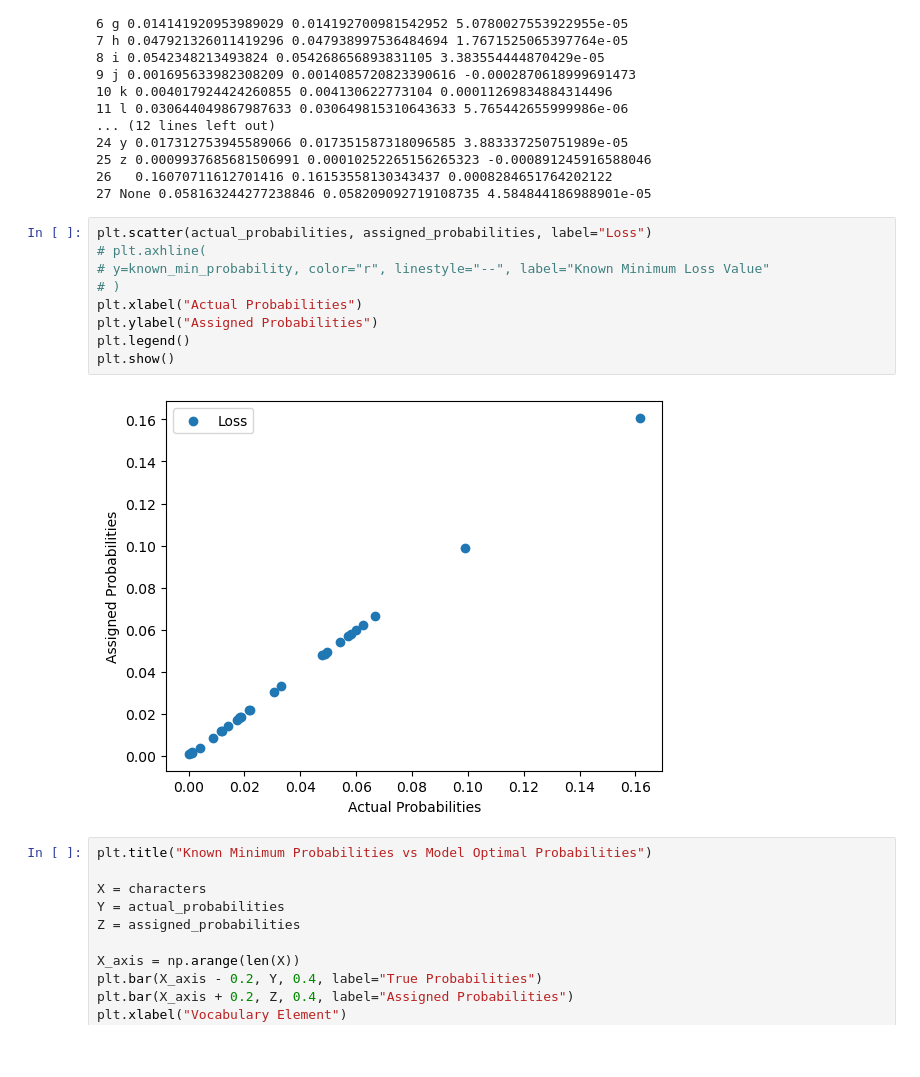
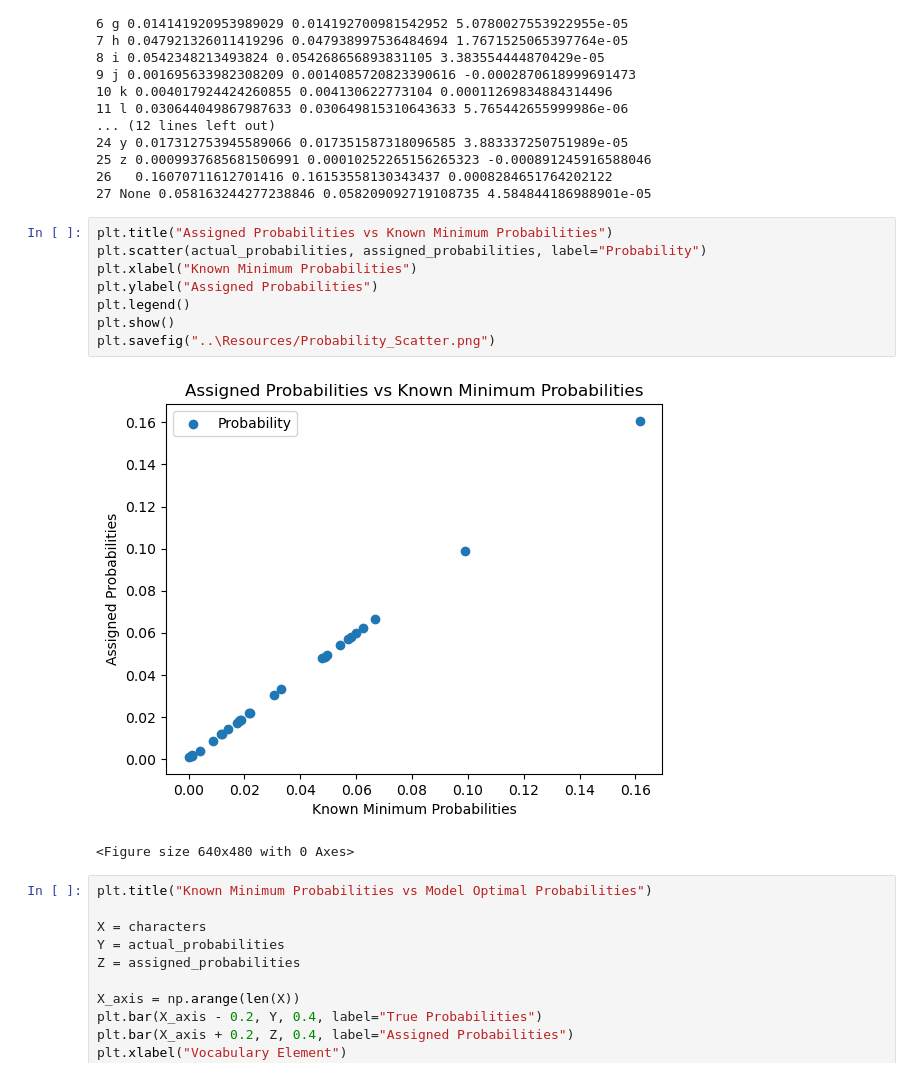
Before and after one commit to DivyaSharma0795/NLP_GradientDescen, a Jupyter notebook: Codes/unigram_pytorch_test.ipynb, the cells around one changed output. Saved outputs shown, nothing was run; the diff lists cells and outputs as text; blank space fills up the shorter version.

```diff
--- a/Codes/unigram_pytorch_test.ipynb
+++ b/Codes/unigram_pytorch_test.ipynb
@@ -231,16 +254,16 @@ for i in range(len(gd_assigned_probabilities)):
 26   0.16070711612701416 0.16153558130343437 0.0008284651764202122
 27 None 0.058163244277238846 0.058209092719108735 4.584844186988901e-05
 # %%
-plt.scatter(actual_probabilities, assigned_probabilities, label="Loss")
-# plt.axhline(
-# y=known_min_probability, color="r", linestyle="--", label="Known Minimum Loss Value"
-# )
-plt.xlabel("Actual Probabilities")
+plt.title("Assigned Probabilities vs Known Minimum Probabilities")
+plt.scatter(actual_probabilities, assigned_probabilities, label="Probability")
+plt.xlabel("Known Minimum Probabilities")
 plt.ylabel("Assigned Probabilities")
 plt.legend()
 plt.show()
+plt.savefig("..\Resources/Probability_Scatter.png")
 # %% [output]
-[figure, old version]
+[figure, new version]
+<Figure size 640x480 with 0 Axes>
 # %%
 plt.title("Known Minimum Probabilities vs Model Optimal Probabilities")
 
```
Also changed, not shown: parts of 5 cells of this notebook, 6 other files.
